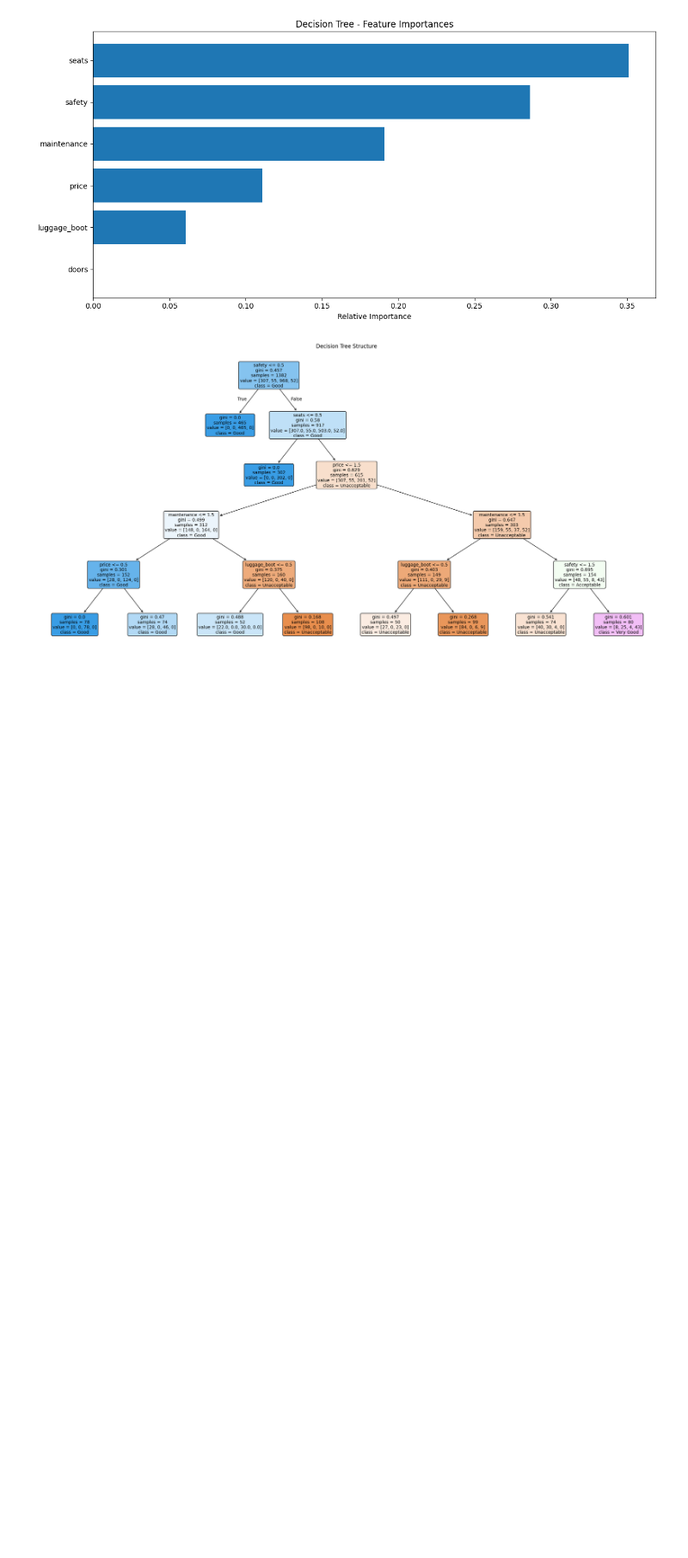
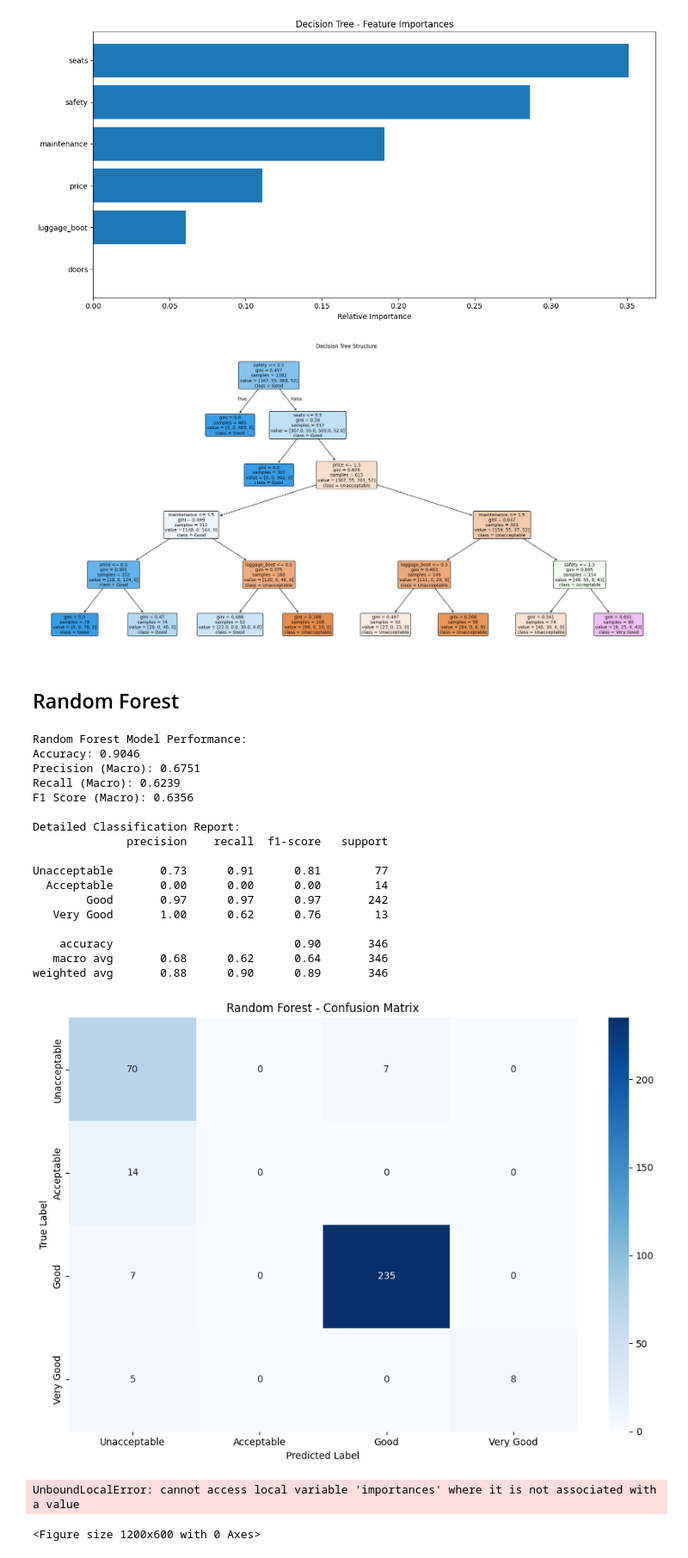
Before and after one commit to jovanovic-djo/car-value-score-prediction, a Jupyter notebook: notebooks/model_training.ipynb, the cells around one changed output. Shown at 86% size. Saved outputs shown, nothing was run; the diff lists cells and outputs as text; code cells hidden in the pictures; blank space fills up the shorter version.

```diff
--- a/notebooks/model_training.ipynb
+++ b/notebooks/model_training.ipynb
@@ -75,17 +83,18 @@ def evaluate_model(model, X_test, y_test, model_name):
     plt.tight_layout()
     plt.show()
 
+    # Return both metrics and the model
     return {
-        'accuracy': accuracy,
-        'precision': precision,
-        'recall': recall,
-        'f1_score': f1
+        'metrics': {
+            'accuracy': accuracy,
+            'precision': precision,
+            'recall': recall,
+            'f1_score': f1
+        },
+        'model': model
     }
 # %%
 def plot_feature_importance(model, feature_names, model_name):
-    """
-    Visualize feature importance
-    """
     plt.figure(figsize=(12,6))
 
     # Different importance extraction for different model types
@@ -196,3 +205,59 @@ weighted avg       0.84      0.87      0.85       346
 [figure]
 [figure]
 [figure]
+# %% [markdown]
+## Random Forest
+# %%
+# Train Random Forest
+rf_model = RandomForestClassifier(
+    n_estimators=100,
+    random_state=42,
+    max_depth=5
+)
+rf_model.fit(X_train, y_train)
+
+# Evaluate the model and get results
+rf_result = evaluate_model(rf_model, X_test, y_test, 'Random Forest')
+
+# Plot feature importance
+plot_feature_importance(rf_result['model'], feature_names, 'Random Forest')
+
+# Visualize a single tree (optional)
+plt.figure(figsize=(20,10))
+plot_tree(
+    rf_model['model'].estimators_[0],  # First tree in the forest
+    feature_names=feature_names,
+    class_names=class_names,
+    filled=True,
+    rounded=True,
+    fontsize=10
+)
+plt.title('First Tree in Random Forest')
+plt.tight_layout()
+plt.show()
+
+# Print metrics
+print("\nRandom Forest Metrics:")
+for metric, value in rf_result['metrics'].items():
+    print(f"{metric.capitalize()}: {value:.4f}")
+# %% [output]
+Random Forest Model Performance:
+Accuracy: 0.9046
+Precision (Macro): 0.6751
+Recall (Macro): 0.6239
+F1 Score (Macro): 0.6356
+
+Detailed Classification Report:
+              precision    recall  f1-score   support
+
+Unacceptable       0.73      0.91      0.81        77
+  Acceptable       0.00      0.00      0.00        14
+        Good       0.97      0.97      0.97       242
+   Very Good       1.00      0.62      0.76        13
+
+    accuracy                           0.90       346
+   macro avg       0.68      0.62      0.64       346
+weighted avg       0.88      0.90      0.89       346
+[figure, added]
+UnboundLocalError: cannot access local variable 'importances' where it is not associated with a value
+<Figure size 1200x600 with 0 Axes>
```
Also changed, not shown: parts of 6 cells of this notebook.
